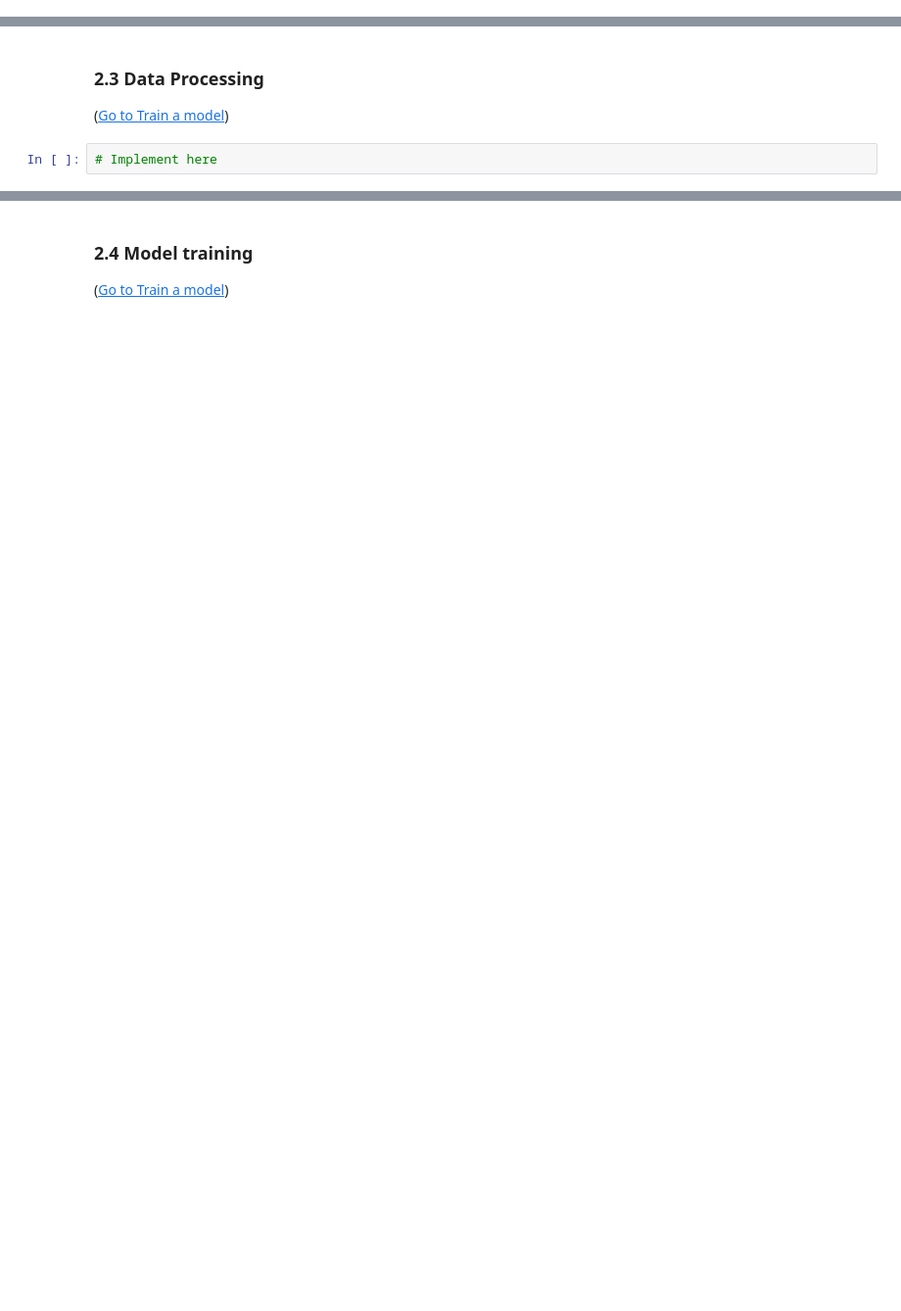
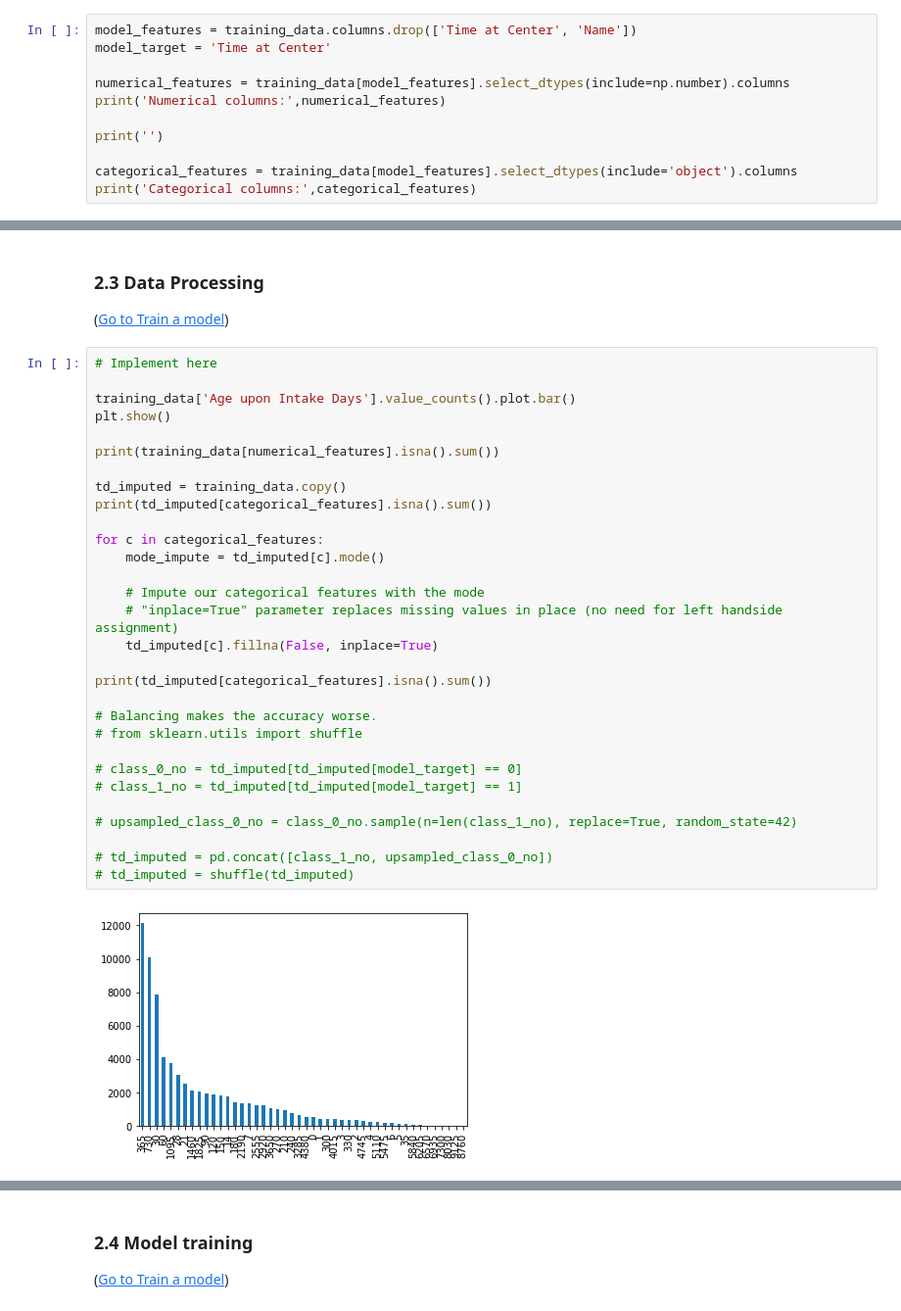
Before and after one commit to aws-samples/aws-machine-learning-university-accelerated-tab, a Jupyter notebook: notebooks/MLA-TAB-DAY1-FINAL.ipynb, the cells around one changed output, grey strips where cells are left out. Shown: that part at 98% size. Saved outputs shown, nothing was run; the diff lists cells and outputs as text; blank space fills up the shorter version.

```diff
--- a/notebooks/MLA-TAB-DAY1-FINAL.ipynb
+++ b/notebooks/MLA-TAB-DAY1-FINAL.ipynb
@@ -103,0 +112,11 @@ test_data.head()
+# %%
+model_features = training_data.columns.drop(['Time at Center', 'Name'])
+model_target = 'Time at Center'
+
+numerical_features = training_data[model_features].select_dtypes(include=np.number).columns
+print('Numerical columns:',numerical_features)
+
+print('')
+
+categorical_features = training_data[model_features].select_dtypes(include='object').columns
+print('Categorical columns:',categorical_features)
@@ -104,5 +130,35 @@ test_data.head()
 # %% [markdown]
 ### 2.3 <a name="23">Data Processing</a>
 (<a href="#2">Go to Train a model</a>)
-# %%
-# Implement here
+# %%
+# Implement here
+
+training_data['Age upon Intake Days'].value_counts().plot.bar()
+plt.show()
+
+print(training_data[numerical_features].isna().sum())
+
+td_imputed = training_data.copy()
+print(td_imputed[categorical_features].isna().sum())
+
+for c in categorical_features:
+    mode_impute = td_imputed[c].mode()
+
+    # Impute our categorical features with the mode
+    # "inplace=True" parameter replaces missing values in place (no need for left handside assignment)
+    td_imputed[c].fillna(False, inplace=True)
+
+print(td_imputed[categorical_features].isna().sum())
+
+# Balancing makes the accuracy worse.
+# from sklearn.utils import shuffle
+
+# class_0_no = td_imputed[td_imputed[model_target] == 0]
+# class_1_no = td_imputed[td_imputed[model_target] == 1]
+
+# upsampled_class_0_no = class_0_no.sample(n=len(class_1_no), replace=True, random_state=42)
+
+# td_imputed = pd.concat([class_1_no, upsampled_class_0_no])
+# td_imputed = shuffle(td_imputed)
+# %% [output]
+[figure, added]
```
Also changed, not shown: parts of 9 cells of this notebook.
